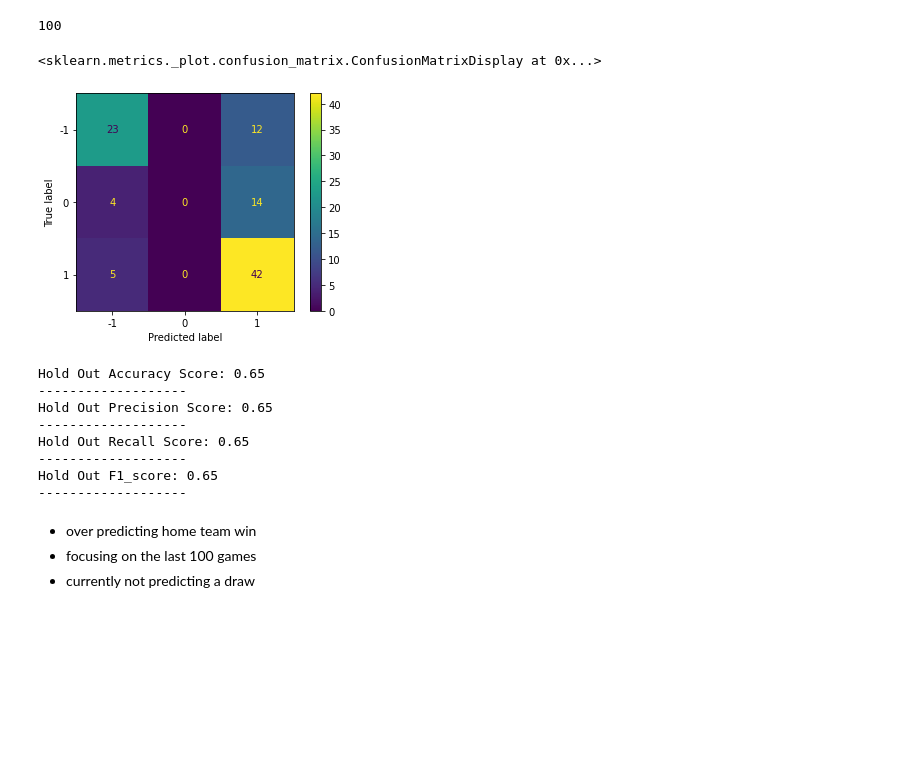
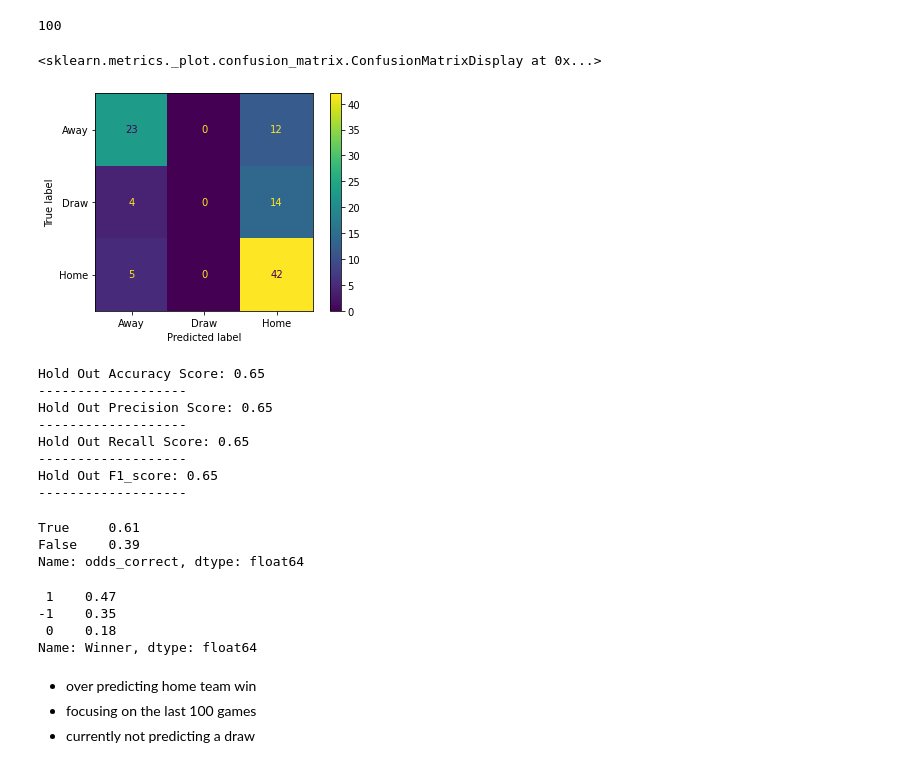
Before and after one commit to barteaga10/Premier-League-Prediction, a Jupyter notebook: Cleaning Data.ipynb, the cells around one changed output. Saved outputs shown, nothing was run; the diff lists cells and outputs as text; code cells hidden in the pictures; blank space fills up the shorter version.

```diff
--- a/Cleaning Data.ipynb
+++ b/Cleaning Data.ipynb
@@ -1015,10 +991,10 @@ len(y_val)
 # %% [output]
 100
 # %%
-plot_confusion_matrix(gs_svc.best_estimator_, X_val, y_val)
+plot_confusion_matrix(gs_svc.best_estimator_, X_val, y_val, display_labels=['Away', 'Draw', 'Home'])
 # %% [output]
 <sklearn.metrics._plot.confusion_matrix.ConfusionMatrixDisplay at 0x...>
-[figure, old version]
+[figure, new version]
 # %%
 svc_pred_val = gs_svc.best_estimator_.predict(X_val)
 
@@ -1039,6 +1015,19 @@ Hold Out Recall Score: 0.65
 -------------------
 Hold Out F1_score: 0.65
 -------------------
+# %%
+val_odds['odds_correct'].value_counts(normalize=True)
+# %% [output]
+True     0.61
+False    0.39
+Name: odds_correct, dtype: float64
+# %%
+y_val.value_counts(normalize=True)
+# %% [output]
+ 1    0.47
+-1    0.35
+ 0    0.18
+Name: Winner, dtype: float64
 # %% [markdown]
 - over predicting home team win
 - focusing on the last 100 games
```
Also changed, not shown: parts of 12 cells of this notebook, 1 other file.
